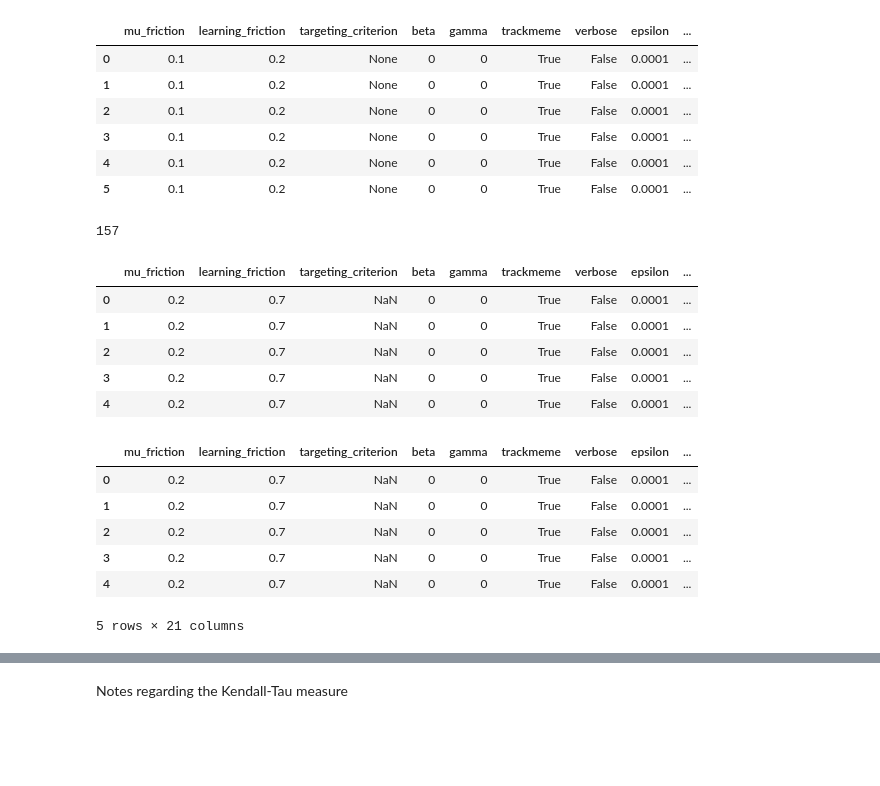
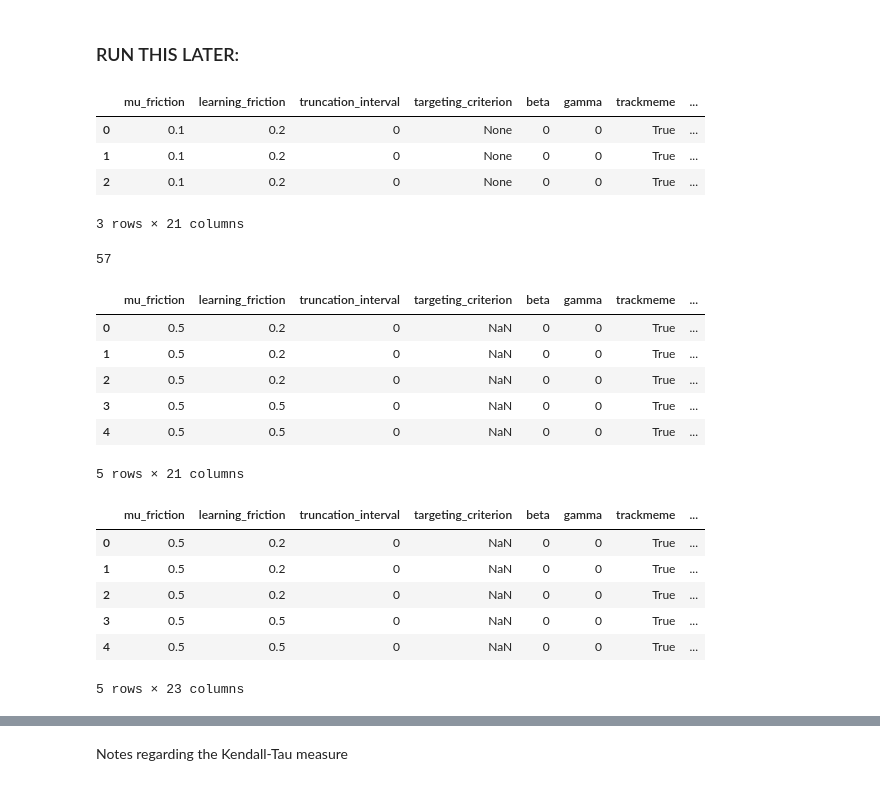
Before and after one commit to LJ-9/Friction-Social-Media-Model, a Jupyter notebook: Friction/Analysis_and_notes.ipynb, the cells around one changed output, grey strips where cells are left out. Cells and saved outputs as stored; diff of their text form; code cells hidden in the pictures; blank space fills up the shorter version.

```diff
--- a/Friction/Analysis_and_notes.ipynb
+++ b/Friction/Analysis_and_notes.ipynb
@@ -19,5 +17,6 @@ cmap = cm.get_cmap('inferno', 10)
 # %%
 # load all data and arrange in dataframe
+# %% [markdown]
+### RUN THIS LATER:
 # %%
-result_dir = 'results/07112022_friction_vary_friction_and_learning_6_runs'
-verbose_dir = 'verbose/07112022_friction_vary_friction_and_learning_6_runs'
+result_dir = 'results/01122022_friction_vary_friction_and_learning_and_trunc_3_runs'
@@ -24,21 +25,19 @@ verbose_dir = 'verbose/07112022_friction_vary_friction_and_learning_6_runs'
 # %%
 # look at single results file
-data = json.load(open(os.path.join(result_dir,'mu_fr_0.1-learn_fr_0.2.json')))
+data = json.load(open(os.path.join(result_dir,'mu_fr_0.1-learn_fr_0.2-trunc_0.json')))
 df = pd.DataFrame.from_dict(data, orient='columns')
 df
 # %% [output]
-|  | mu_friction | learning_friction | targeting_criterion | beta | gamma | trackmeme | verbose | epsilon | ... |
-| 0 | 0.1 | 0.2 | None | 0 | 0 | True | False | 0.0001 | ... |
-| 1 | 0.1 | 0.2 | None | 0 | 0 | True | False | 0.0001 | ... |
-| 2 | 0.1 | 0.2 | None | 0 | 0 | True | False | 0.0001 | ... |
-| 3 | 0.1 | 0.2 | None | 0 | 0 | True | False | 0.0001 | ... |
-| 4 | 0.1 | 0.2 | None | 0 | 0 | True | False | 0.0001 | ... |
-| 5 | 0.1 | 0.2 | None | 0 | 0 | True | False | 0.0001 | ... |
+|  | mu_friction | learning_friction | truncation_interval | targeting_criterion | beta | gamma | trackmeme | ... |
+| 0 | 0.1 | 0.2 | 0 | None | 0 | 0 | True | ... |
+| 1 | 0.1 | 0.2 | 0 | None | 0 | 0 | True | ... |
+| 2 | 0.1 | 0.2 | 0 | None | 0 | 0 | True | ... |
+3 rows × 21 columns
 # %%
 filenames = glob.glob(os.path.join(result_dir,'*json*'))
 len(filenames)
 # %% [output]
-157
+57
 # %%
 dfs = [] # an empty list to store the data frames
 for file in filenames:
@@ -50,24 +49,25 @@ temp = pd.concat(dfs, ignore_index=True) # concatenate all the data frames in th
 temp.head()
 #data = pd.read_json('results/25102022_friction_vary_friction_and_learning_2_runs/mu_fr_0.025-learn_fr_0.03.json', orient='columns')
 # %% [output]
-|  | mu_friction | learning_friction | targeting_criterion | beta | gamma | trackmeme | verbose | epsilon | ... |
-| 0 | 0.2 | 0.7 | NaN | 0 | 0 | True | False | 0.0001 | ... |
-| 1 | 0.2 | 0.7 | NaN | 0 | 0 | True | False | 0.0001 | ... |
-| 2 | 0.2 | 0.7 | NaN | 0 | 0 | True | False | 0.0001 | ... |
-| 3 | 0.2 | 0.7 | NaN | 0 | 0 | True | False | 0.0001 | ... |
-| 4 | 0.2 | 0.7 | NaN | 0 | 0 | True | False | 0.0001 | ... |
+|  | mu_friction | learning_friction | truncation_interval | targeting_criterion | beta | gamma | trackmeme | ... |
+| 0 | 0.5 | 0.2 | 0 | NaN | 0 | 0 | True | ... |
+| 1 | 0.5 | 0.2 | 0 | NaN | 0 | 0 | True | ... |
+| 2 | 0.5 | 0.2 | 0 | NaN | 0 | 0 | True | ... |
+| 3 | 0.5 | 0.5 | 0 | NaN | 0 | 0 | True | ... |
+| 4 | 0.5 | 0.5 | 0 | NaN | 0 | 0 | True | ... |
+5 rows × 21 columns
 # %%
 # make discriminative_pow column two columns
 temp[['dicriminative_pow_tau','dicriminative_pow_pval']] = pd.DataFrame(temp.discriminative_pow.tolist(), index= temp.index)
 # %%
 temp.head()
 # %% [output]
-|  | mu_friction | learning_friction | targeting_criterion | beta | gamma | trackmeme | verbose | epsilon | ... |
-| 0 | 0.2 | 0.7 | NaN | 0 | 0 | True | False | 0.0001 | ... |
-| 1 | 0.2 | 0.7 | NaN | 0 | 0 | True | False | 0.0001 | ... |
-| 2 | 0.2 | 0.7 | NaN | 0 | 0 | True | False | 0.0001 | ... |
-| 3 | 0.2 | 0.7 | NaN | 0 | 0 | True | False | 0.0001 | ... |
-| 4 | 0.2 | 0.7 | NaN | 0 | 0 | True | False | 0.0001 | ... |
+|  | mu_friction | learning_friction | truncation_interval | targeting_criterion | beta | gamma | trackmeme | ... |
+| 0 | 0.5 | 0.2 | 0 | NaN | 0 | 0 | True | ... |
+| 1 | 0.5 | 0.2 | 0 | NaN | 0 | 0 | True | ... |
+| 2 | 0.5 | 0.2 | 0 | NaN | 0 | 0 | True | ... |
+| 3 | 0.5 | 0.5 | 0 | NaN | 0 | 0 | True | ... |
+| 4 | 0.5 | 0.5 | 0 | NaN | 0 | 0 | True | ... |
-5 rows × 21 columns
+5 rows × 23 columns
 # %%
 # Make quality table
```
Also changed, not shown: parts of 35 cells of this notebook, 25 other files.
